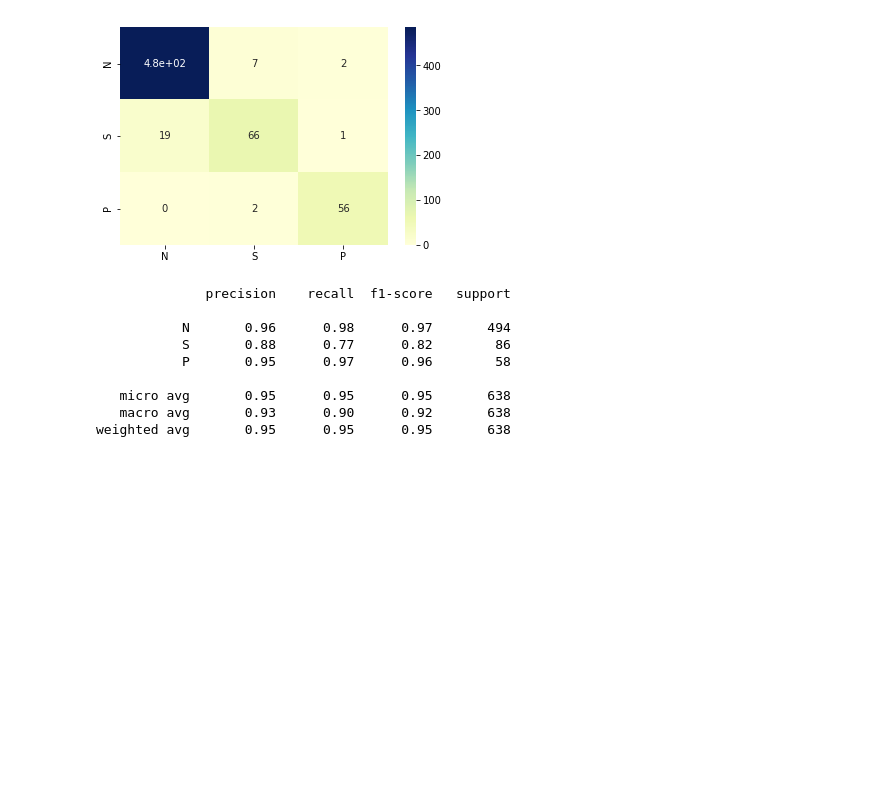
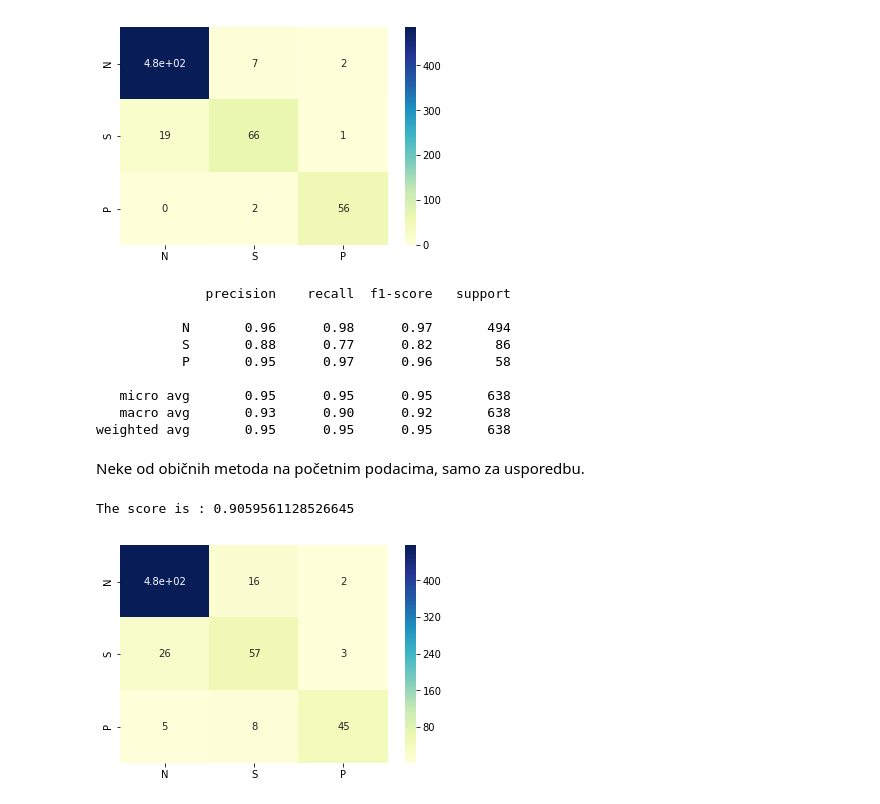
Before and after one commit to vkriz/su-projekt, a Jupyter notebook: projekt.ipynb, the cells around one changed output. Drawn from its saved outputs; the diff is of its cells as text; code cells hidden in the pictures; blank space fills up the shorter version.

```diff
--- a/projekt.ipynb
+++ b/projekt.ipynb
@@ -172,3 +174,30 @@ print(classification_report(y1_test, y1_pred, target_names=target_names))
    micro avg       0.95      0.95      0.95       638
    macro avg       0.93      0.90      0.92       638
 weighted avg       0.95      0.95      0.95       638
+# %% [markdown]
+Neke od običnih metoda na početnim podacima, samo za usporedbu.
+# %%
+from sklearn.preprocessing import StandardScaler
+sc = StandardScaler()
+X2_train = sc.fit_transform(X1_train)
+X2_test = sc.transform(X1_test)
+# %%
+from sklearn.svm import SVC # Importing the relevant classifier
+classifier = SVC(kernel = 'linear', random_state = 0) # Choosing a linear Kernel for SVC and not K-svc
+classifier.fit(X2_train, y1_train)# Fitting the classifier onto our dataset
+score = classifier.score(X2_test, y1_test, sample_weight=None) # Checking how well it did
+
+# Predicting the Test set results
+y2_pred = classifier.predict(X2_test) # Still all pretty good
+
+# Making the Confusion Matrix
+from sklearn.metrics import confusion_matrix
+cm2 = confusion_matrix(y1_test, y2_pred)
+
+print('The score is : '+str(score))
+label = ["N","S","P"]
+sns.heatmap(cm2, annot=True, xticklabels=label, yticklabels=label, cmap="YlGnBu")
+plt.show()
+# %% [output]
+The score is : 0.9059561128526645
+[figure, added]
```
Also changed, not shown: parts of 12 cells of this notebook.
